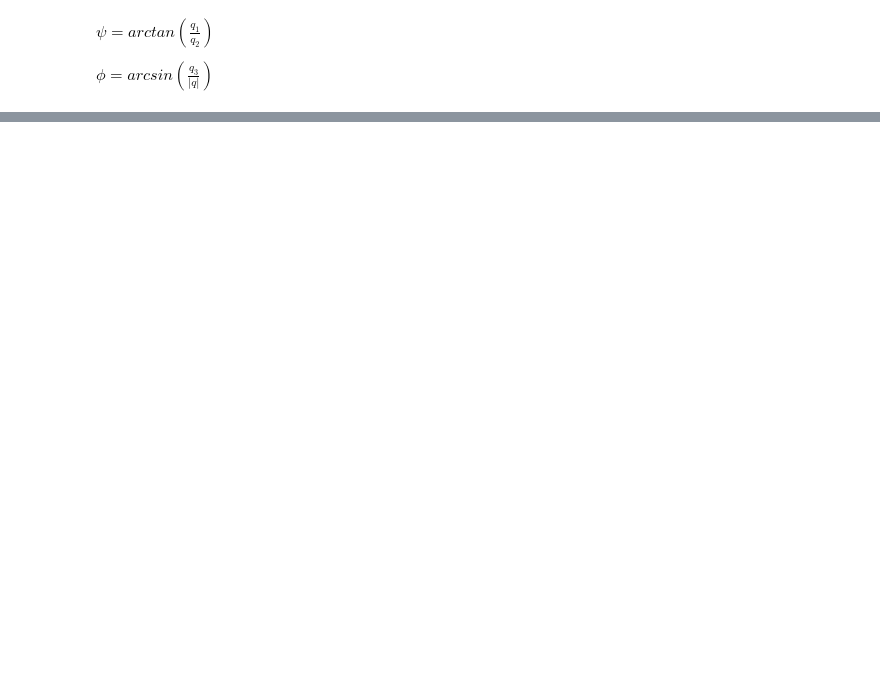
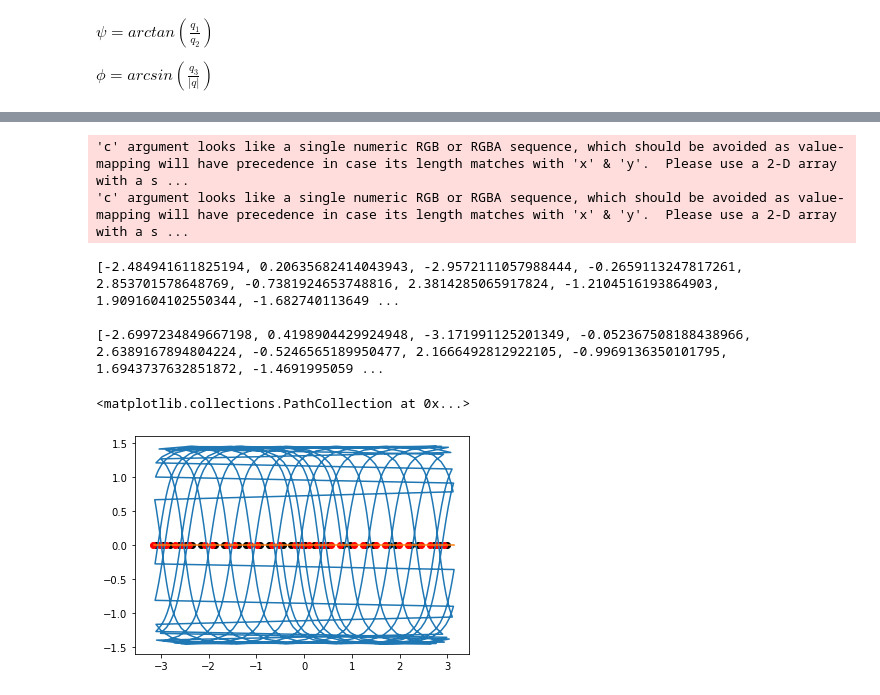
Before and after one commit to rickyle327/Math-Clinic-Fall-2019, a Jupyter notebook: Kepler-to-Equirect.ipynb, the cells around one changed output, grey strips where cells are left out. Saved outputs shown, nothing was run; the diff lists cells and outputs as text; code cells hidden in the pictures; blank space fills up the shorter version.

```diff
--- a/Kepler-to-Equirect.ipynb
+++ b/Kepler-to-Equirect.ipynb
@@ -207,0 +180,7 @@ for i in range(0,np.size(slope)):
+# %%
+# Calculating slope of the line crossing the equator.
+for i in range(0,np.size(x1)):
+    m1 = y1[i] - y2[i]
+    m2 = x1[i] - x2[i]
+    m  = ( m1 / m2 )
+    slope.append( m )
@@ -207,0 +214,37 @@ for i in range(0,np.size(slope)):
+# %%
+# Using what Greg thinks should work
+theta = []
+h = []
+pp = []
+
+for i in range(0,np.size(slope)):
+    theta.append( np.arctan( slope[i] ) )
+
+for i in range(0,np.size(theta)):
+    h.append( s / (np.cos(theta[i])) )
+
+for i in range(0,np.size(theta)):
+    pp.append( h[i] / np.tan( theta[i] ) )
+# %%
+equator_catch_plus = []
+equator_catch_minus = []
+for i in range(0,np.size(x1)):
+    equator_catch_plus.append( a1[i] + pp[i] )
+    equator_catch_minus.append( a1[i] - pp[i] )
+print(equator_catch_plus,'\n')
+print(equator_catch_minus)
+
+colors1 = (0,0,0)
+colors2 = (1,0,0)
+plt.plot(psi, phi)
+plt.plot([-np.pi,np.pi],[0,0])
+plt.scatter(equator_catch_plus,b1,c=colors1)
+plt.scatter(equator_catch_minus,b1,c=colors2)
+# %% [output]
+'c' argument looks like a single numeric RGB or RGBA sequence, which should be avoided as value-mapping will have precedence in case its length matches with 'x' & 'y'.  Please use a 2-D array with a s ...
+'c' argument looks like a single numeric RGB or RGBA sequence, which should be avoided as value-mapping will have precedence in case its length matches with 'x' & 'y'.  Please use a 2-D array with a s ...
+[-2.484941611825194, 0.20635682414043943, -2.9572111057988444, -0.2659113247817261, 2.853701578648769, -0.7381924653748816, 2.3814285065917824, -1.2104516193864903, 1.9091604102550344, -1.682740113649 ...
+
+[-2.6997234849667198, 0.4198904429924948, -3.171991125201349, -0.052367508188438966, 2.6389167894804224, -0.5246565189950477, 2.1666492812922105, -0.9969136350101795, 1.6943737632851872, -1.4691995059 ...
+<matplotlib.collections.PathCollection at 0x...>
+[figure, added]
```
Also changed, not shown: parts of 10 cells of this notebook.
